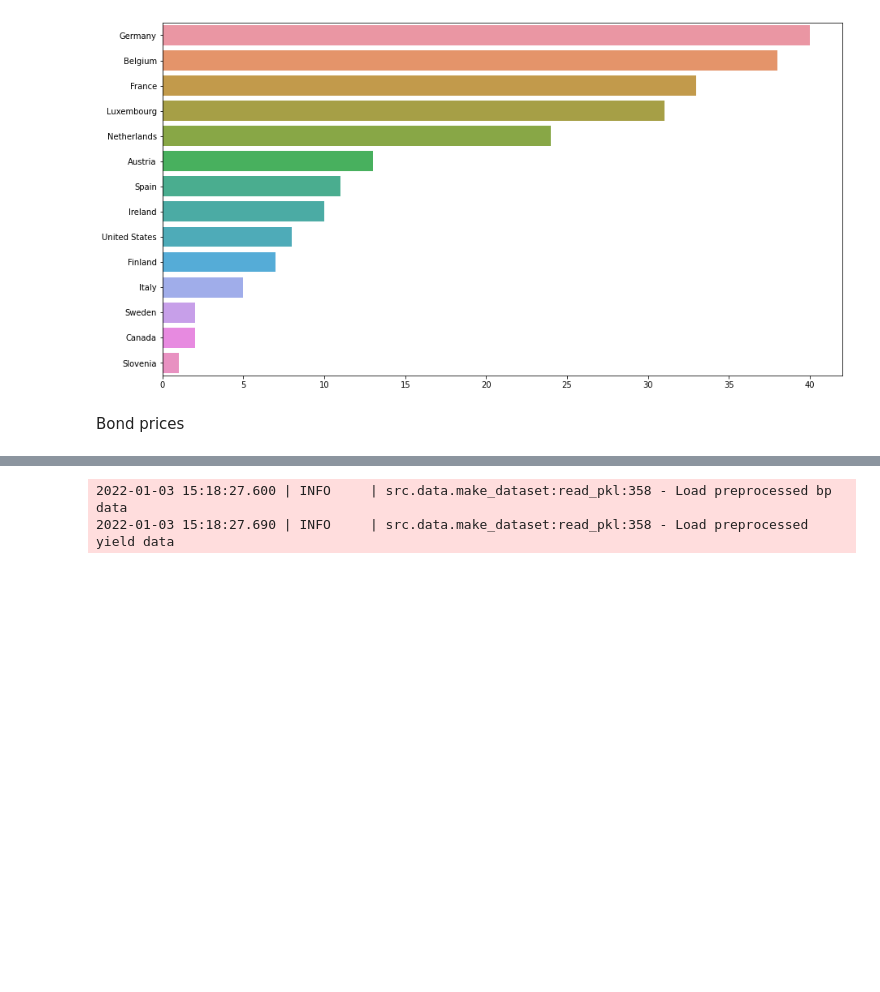
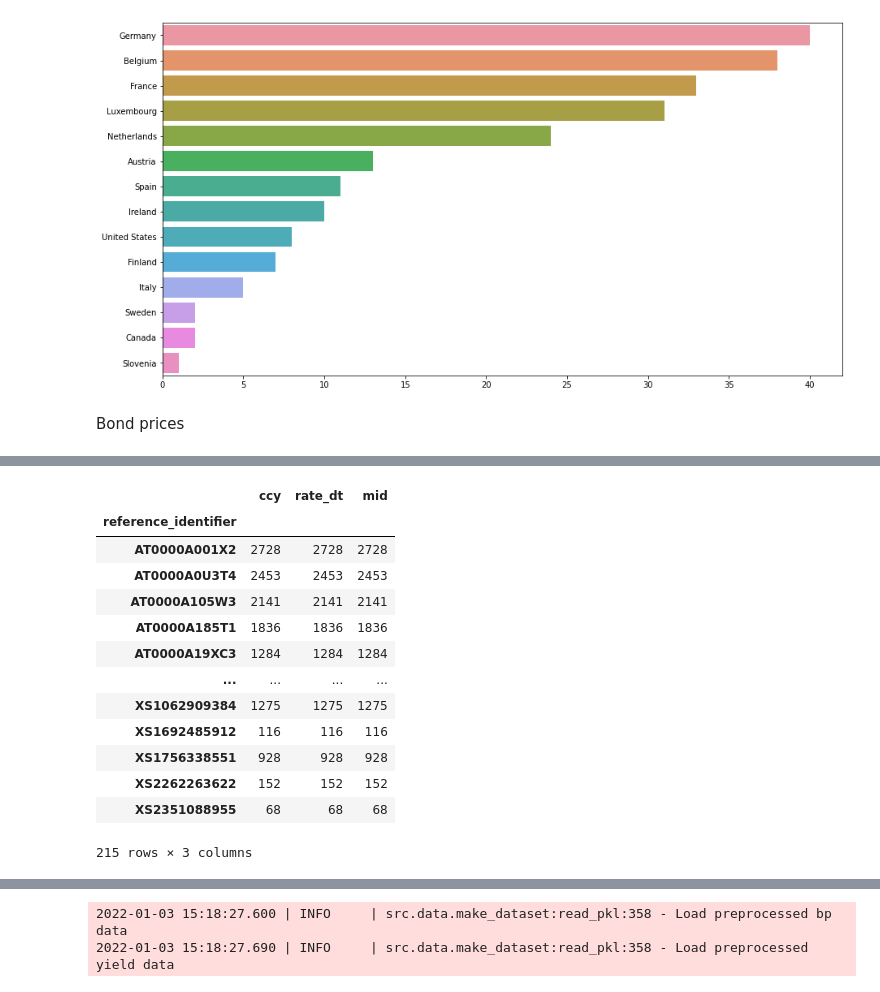
Before and after one commit to Merijn68/BondTrading, a Jupyter notebook: notebooks/03_data_exploratie.ipynb, the cells around one changed output, grey strips where cells are left out. Cells and saved outputs as stored; diff of their text form; code cells hidden in the pictures; blank space fills up the shorter version.

```diff
--- a/notebooks/03_data_exploratie.ipynb
+++ b/notebooks/03_data_exploratie.ipynb
@@ -59,3 +53,20 @@ df_price.head()
 | 2 | BE0000332412 | EUR | 2014-01-28 | 100.95300 |
 | 3 | BE0000332412 | EUR | 2014-01-22 | 100.35900 |
 | 4 | BE0000332412 | EUR | 2014-01-21 | 100.60100 |
+# %%
+df_price.groupby('reference_identifier').count()
+# %% [output]
+|  | ccy | rate_dt | mid |
+| reference_identifier |  |  |  |
+| AT0000A001X2 | 2728 | 2728 | 2728 |
+| AT0000A0U3T4 | 2453 | 2453 | 2453 |
+| AT0000A105W3 | 2141 | 2141 | 2141 |
+| AT0000A185T1 | 1836 | 1836 | 1836 |
+| AT0000A19XC3 | 1284 | 1284 | 1284 |
+| ... | ... | ... | ... |
+| XS1062909384 | 1275 | 1275 | 1275 |
+| XS1692485912 | 116 | 116 | 116 |
+| XS1756338551 | 928 | 928 | 928 |
+| XS2262263622 | 152 | 152 | 152 |
+| XS2351088955 | 68 | 68 | 68 |
+215 rows × 3 columns
```
Also changed, not shown: parts of 5 cells of this notebook, 6 other files.
